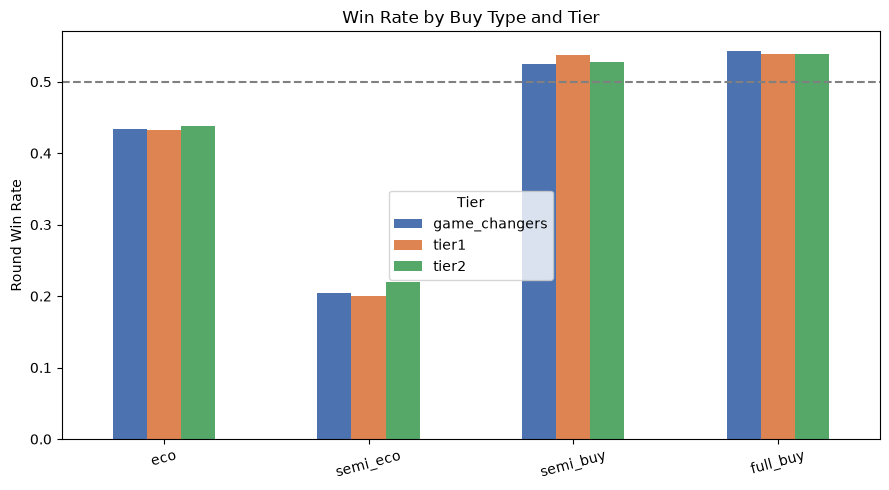
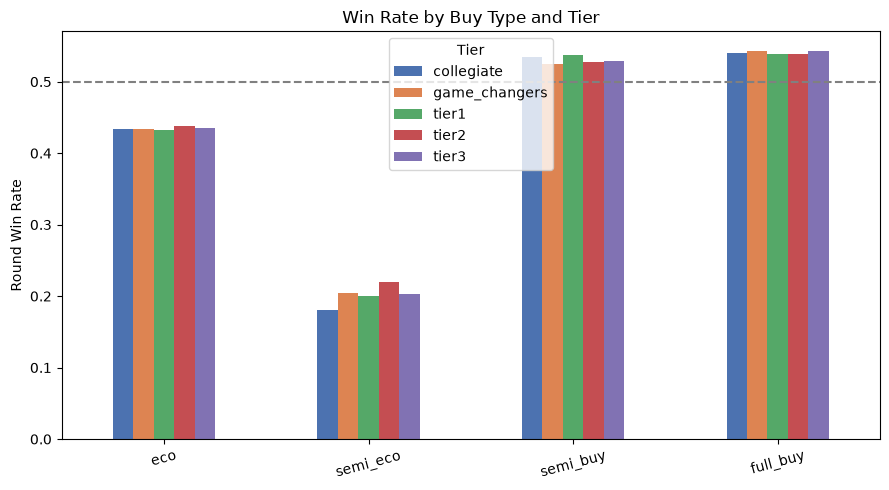
The change to this notebook cell's code, shown as a diff; its figure went from the first image to the second:
--- before
+++ after
@@ -8,5 +8,5 @@
 
 fig, ax = plt.subplots(figsize=(9,5))
-bt_wr.T.plot(kind='bar', ax=ax, color=['#4C72B0','#DD8452','#55A868'])
+bt_wr.T.plot(kind='bar', ax=ax, color=['#4C72B0','#DD8452','#55A868','#C44E52','#8172B3'])
 ax.set_title('Win Rate by Buy Type and Tier')
 ax.set_ylabel('Round Win Rate')

Commit: add more tiers, offseason analysis